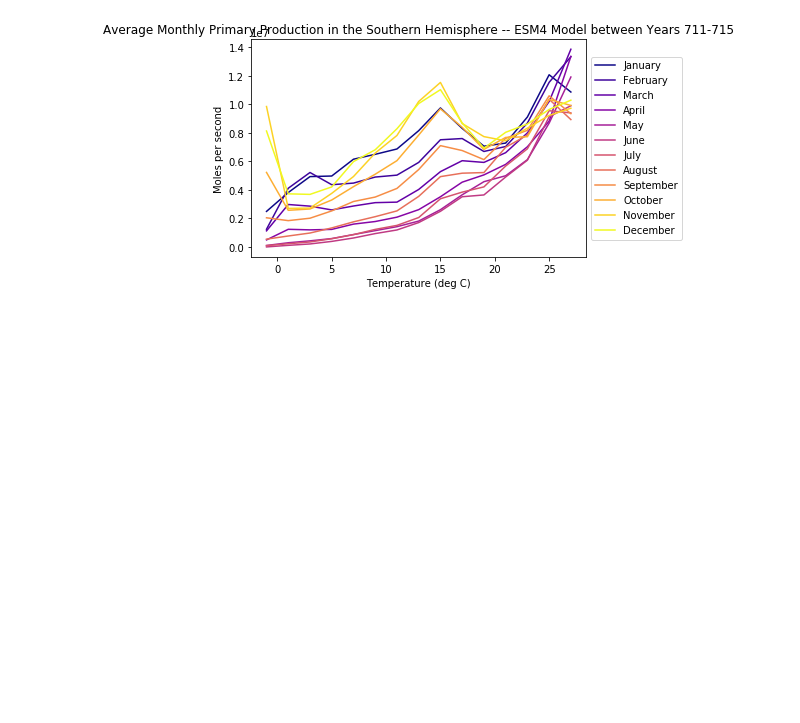
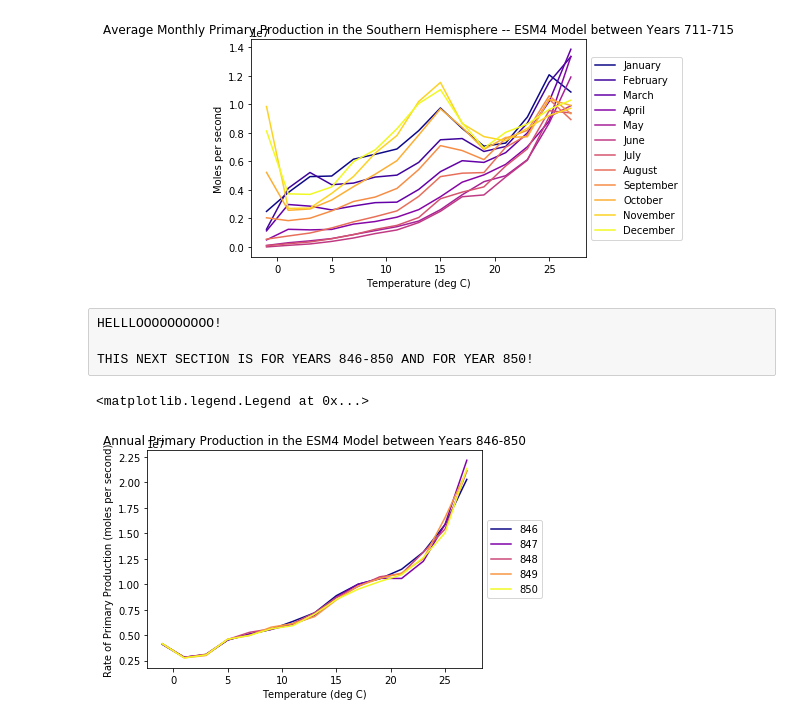
Before and after one commit to mlexaathews/wmt_bgc, a Jupyter notebook: prim-prod-temp.ipynb, the cells around one changed output. Drawn from its saved outputs; the diff is of its cells as text; code cells hidden in the pictures; blank space fills up the shorter version.

```diff
--- a/prim-prod-temp.ipynb
+++ b/prim-prod-temp.ipynb
@@ -54,9 +54,9 @@ ds = xr.merge([ds, pV_ann])
 
 # Monthly primary production x volume variable
 
-pV_mon = dt.pp * dt.volcello
-pV_mon.name = 'pV_mon'
-dt = xr.merge([dt, pV_mon])
+#pV_mon = dt.pp * dt.volcello
+#pV_mon.name = 'pV_mon'
+#dt = xr.merge([dt, pV_mon])
 # %%
 # Annual temperature binning
 
@@ -64,7 +64,7 @@ ds = ds.set_coords('thetao')
 
 # Monthly temperature binning
 
-dt = dt.set_coords('thetao')
+#dt = dt.set_coords('thetao')
 
 theta_bins = np.arange(-2,30,2)
 # %%
@@ -202,3 +202,7 @@ plt.legend(loc = 'center left', bbox_to_anchor=(1, 0.5))
 # %% [output]
 <matplotlib.legend.Legend at 0x...>
 [figure]
+# %% [raw]
+HELLLOOOOOOOOOO!
+
+THIS NEXT SECTION IS FOR YEARS 846-850 AND FOR YEAR 850!
@@ -204,0 +223,26 @@ plt.legend(loc = 'center left', bbox_to_anchor=(1, 0.5))
+# %%
+dg = dg.set_coords('thetao')
+theta_bins = np.arange(-2,30,2)
+# %%
+#### Let's start off with the ANNUAL primary production graph
+## This will be for the entire ocean
+
+labels = ["846", "847", "848", "849", "850"]
+colors = cm.get_cmap('plasma',5).colors
+
+for t in range(5):
+
+    pV_in_theta = ds.pV_ann.isel(time=t,yh=range(0,576)).groupby_bins('thetao',theta_bins)
+
+    p_vsum = pV_in_theta.sum(xr.ALL_DIMS)
+
+    p_vsum.plot(label=labels[t], color=colors[t,:])
+
+
+plt.title('Annual Primary Production in the ESM4 Model between Years 846-850')
+plt.xlabel('Temperature (deg C)')
+plt.ylabel('Rate of Primary Production (moles per second)')
+plt.legend(loc = 'center left', bbox_to_anchor=(1, 0.5))
+# %% [output]
+<matplotlib.legend.Legend at 0x...>
+[figure, added]
```
Also changed, not shown: parts of 11 cells of this notebook.
